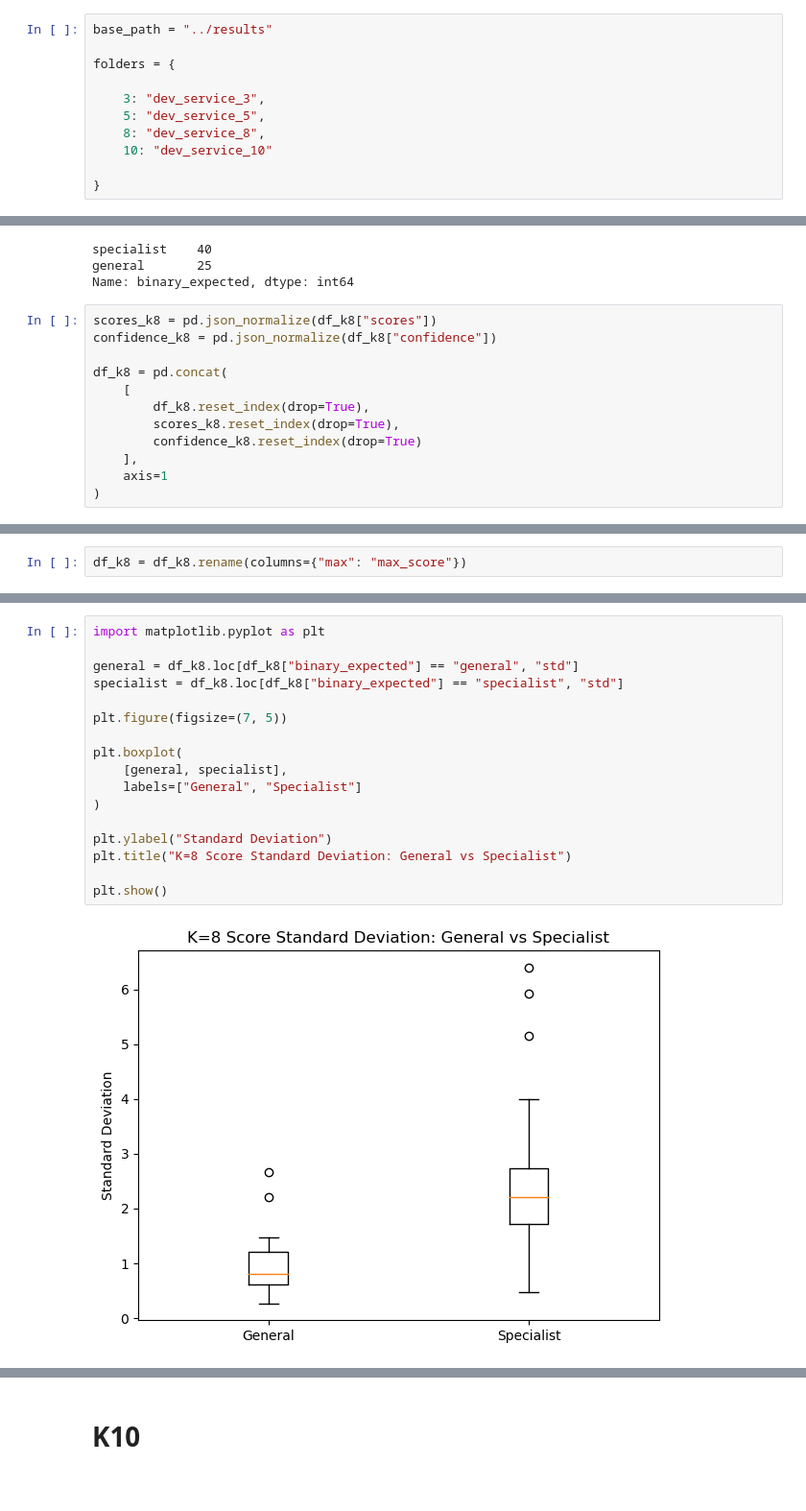
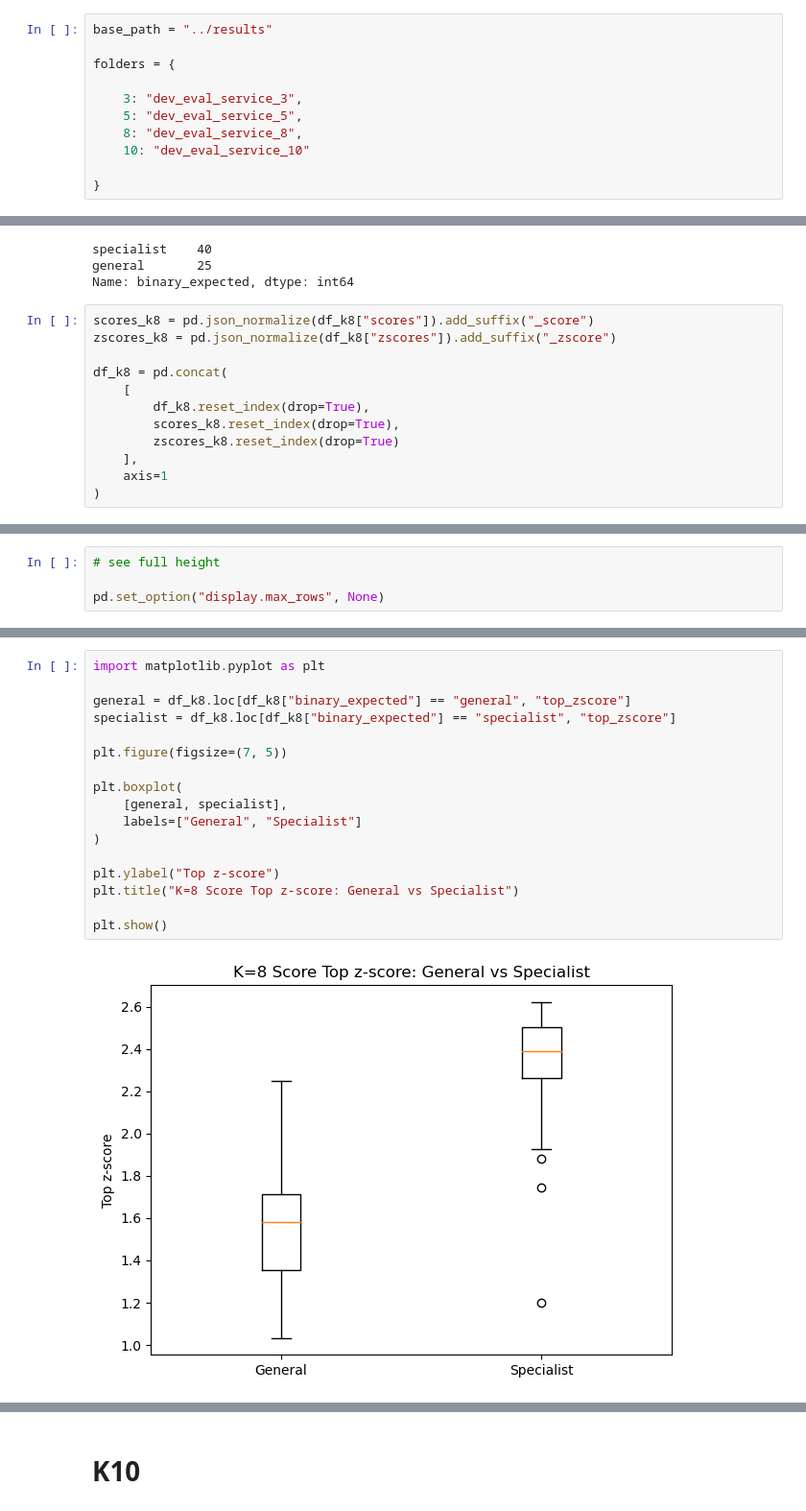
Before and after one commit to TheOpenSI/ADAPT, a Jupyter notebook: results/dev_analyser.ipynb, the cells around one changed output, grey strips where cells are left out. Shown at 96% size. Saved outputs shown, nothing was run; the diff lists cells and outputs as text.

```diff
--- a/results/dev_analyser.ipynb
+++ b/results/dev_analyser.ipynb
@@ -7,10 +7,10 @@ base_path = "../results"
 
 folders = {
 
-    3: "dev_service_3",
-    5: "dev_service_5",
-    8: "dev_service_8",
-    10: "dev_service_10"
+    3: "dev_eval_service_3",
+    5: "dev_eval_service_5",
+    8: "dev_eval_service_8",
+    10: "dev_eval_service_10"
 
 }
 # %%
@@ -411,14 +467,14 @@ specialist    40
 general       25
 Name: binary_expected, dtype: int64
 # %%
-scores_k8 = pd.json_normalize(df_k8["scores"])
-confidence_k8 = pd.json_normalize(df_k8["confidence"])
+scores_k8 = pd.json_normalize(df_k8["scores"]).add_suffix("_score")
+zscores_k8 = pd.json_normalize(df_k8["zscores"]).add_suffix("_zscore")
 
 df_k8 = pd.concat(
     [
         df_k8.reset_index(drop=True),
         scores_k8.reset_index(drop=True),
-        confidence_k8.reset_index(drop=True)
+        zscores_k8.reset_index(drop=True)
     ],
     axis=1
 )
@@ -445,2 +501,4 @@ df_k8.columns.tolist()
 # %%
-df_k8 = df_k8.rename(columns={"max": "max_score"})
+# see full height
+
+pd.set_option("display.max_rows", None)
@@ -517,19 +632,19 @@ plt.show()
 # %%
 import matplotlib.pyplot as plt
 
-general = df_k8.loc[df_k8["binary_expected"] == "general", "std"]
-specialist = df_k8.loc[df_k8["binary_expected"] == "specialist", "std"]
+general = df_k8.loc[df_k8["binary_expected"] == "general", "top_zscore"]
+specialist = df_k8.loc[df_k8["binary_expected"] == "specialist", "top_zscore"]
 
 plt.figure(figsize=(7, 5))
 
 plt.boxplot(
     [general, specialist],
     labels=["General", "Specialist"]
 )
 
-plt.ylabel("Standard Deviation")
-plt.title("K=8 Score Standard Deviation: General vs Specialist")
+plt.ylabel("Top z-score")
+plt.title("K=8 Score Top z-score: General vs Specialist")
 
 plt.show()
 # %% [output]
-[figure, old version]
+[figure, new version]
```
Also changed, not shown: parts of 65 cells of this notebook, 2 other files.
